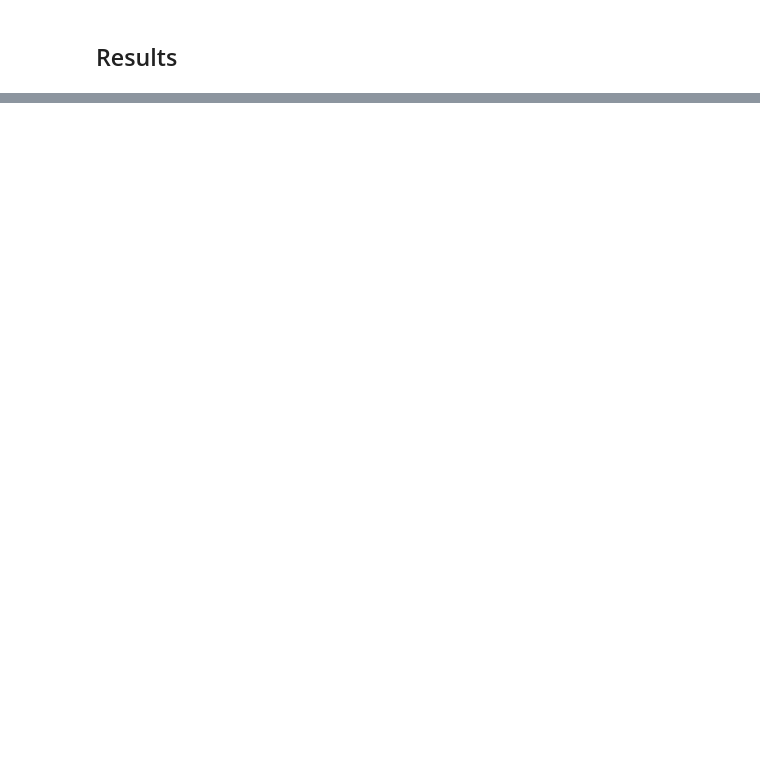
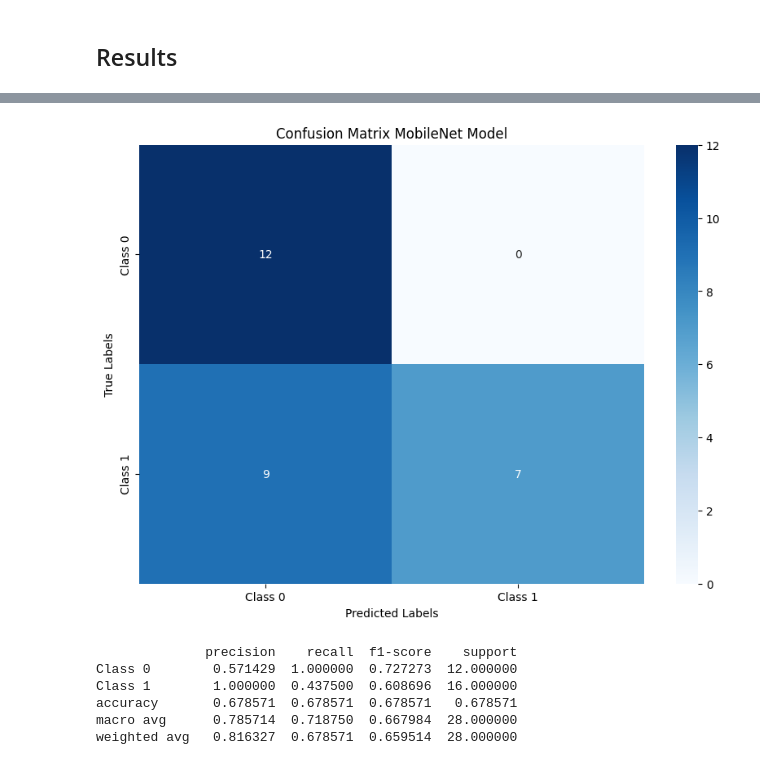
Before and after one commit to Akashdip-N/Critical-Analysis-of-Machine-Learning-and-Deep-Learning-Model-for-Mushroom-Classification, a Jupyter notebook: mobilenet_mushroom.ipynb, the cells around one changed output, grey strips where cells are left out. Cells and saved outputs as stored; diff of their text form; code cells hidden in the pictures; blank space fills up the shorter version.

```diff
--- a/mobilenet_mushroom.ipynb
+++ b/mobilenet_mushroom.ipynb
@@ -94,6 +96,14 @@ MobileNetV2(
   )
 )
 # %%
+# Initialize a dictionary to store metrics
+history = {
+    'loss': [],
+    'val_loss': [],
+    'val_accuracy': [],
+    'val_precision': []
+}
+
 # Train the model
 for epoch in range(number_of_epochs):
     model.train()
@@ -112,20 +122,34 @@ for epoch in range(number_of_epochs):
 
         running_loss += loss.item() * images.size(0)
 
+    # Record the loss averaged over the epoch
     epoch_loss = running_loss / len(train_loader.dataset)
-    print(f'Epoch [{epoch+1}/{number_of_epochs}], Loss: {epoch_loss:.4f}')
+    history['loss'].append(epoch_loss)
 
     # Validate the model
     model.eval()
+    val_running_loss = 0.0
+    all_predictions = []
+    all_labels = []
     with torch.no_grad():
-        correct = 0
-        total = 0
         for images, labels in val_loader:
             images, labels = images.to(device), labels.to(device)
             outputs = model(images)
+            loss = criterion(outputs, labels)
+            val_running_loss += loss.item() * images.size(0)
             _, predicted = torch.max(outputs.data, 1)
-            total += labels.size(0)
-            correct += (predicted == labels).sum().item()
+            all_predictions.extend(predicted.cpu().numpy())
+            all_labels.extend(labels.cpu().numpy())
 
-        print(f'Accuracy of the model on the validation images: {100 * correct / total:.2f}%')
+    val_loss = val_running_loss / len(val_loader.dataset)
+    history['val_loss'].append(val_loss)
+
+    accuracy = 100 * (np.array(all_predictions) == np.array(all_labels)).mean()
+    precision = precision_score(all_labels, all_predictions, average='macro')
+
+    # Record validation metrics
+    history['val_accuracy'].append(accuracy)
+    history['val_precision'].append(precision)
+
+    print(f'Epoch [{epoch+1}/{number_of_epochs}], Loss: {epoch_loss:.4f}, Val Loss: {val_loss:.4f}, Accuracy: {accuracy:.2f}%, Precision: {precision:.4f}')
 # %% [output]
@@ -238,0 +235,23 @@ KeyError: "There is no item named 'config.json' in the archive"
+# %%
+cm = confusion_matrix(all_labels, all_predictions)
+
+plt.figure(figsize=(10, 7))
+sns.heatmap(cm, annot=True, fmt='d', cmap='Blues', xticklabels=['Class 0', 'Class 1'], yticklabels=['Class 0', 'Class 1'])
+plt.title('Confusion Matrix MobileNet Model')
+plt.xlabel('Predicted Labels')
+plt.ylabel('True Labels')
+plt.show()
+# %% [output]
+[figure, added]
+# %%
+cr = classification_report(all_labels, all_predictions, target_names=['Class 0', 'Class 1'], output_dict=True)
+df_cr = pd.DataFrame(cr).transpose()
+
+print(df_cr)
+# %% [output]
+              precision    recall  f1-score    support
+Class 0        0.571429  1.000000  0.727273  12.000000
+Class 1        1.000000  0.437500  0.608696  16.000000
+accuracy       0.678571  0.678571  0.678571   0.678571
+macro avg      0.785714  0.718750  0.667984  28.000000
+weighted avg   0.816327  0.678571  0.659514  28.000000
```
Also changed, not shown: parts of 6 cells of this notebook, 1 other file.
